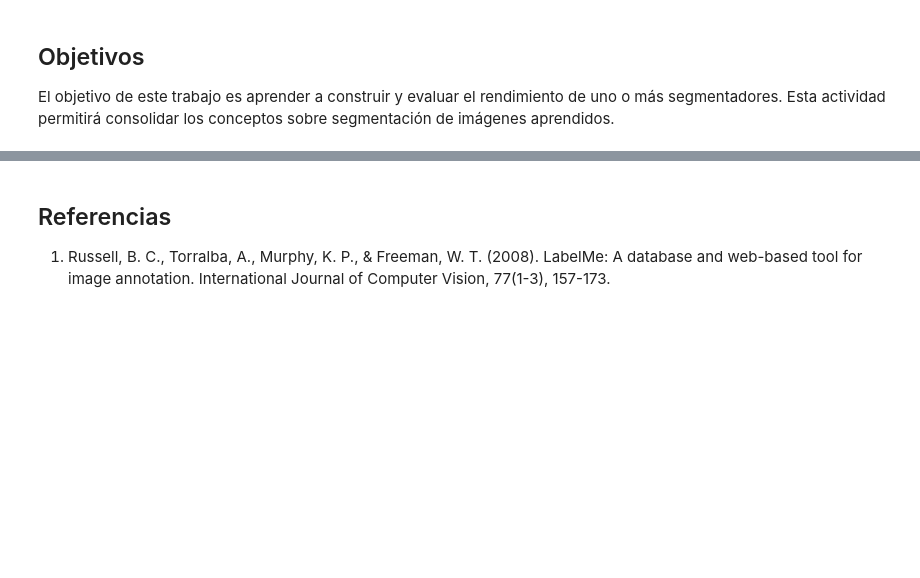
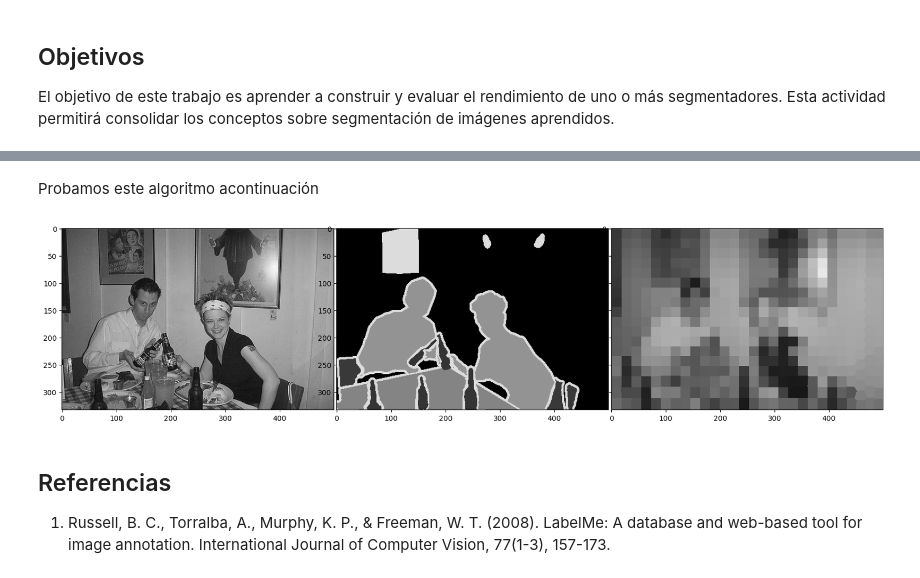
Before and after one commit to mlopezh1108/segmentacion, a Jupyter notebook: Segmentadores.ipynb, the cells around one changed output, grey strips where cells are left out. Cells and saved outputs as stored; diff of their text form; code cells hidden in the pictures; blank space fills up the shorter version.

Commit message:
Se sube versión SLIC

```diff
--- a/Segmentadores.ipynb
+++ b/Segmentadores.ipynb
@@ -26,3 +43,20 @@ El objetivo de este trabajo es aprender a construir y evaluar el rendimiento de
+# %% [markdown]
+Probamos este algoritmo acontinuación
+# %%
+img = cv.imread('2011_001571.jpg',cv.IMREAD_GRAYSCALE)
+img2 = cv.imread('2011_001571.png',cv.IMREAD_GRAYSCALE)
+# %%
+segments = slic(img, n_segments=500, compactness=1000,channel_axis=None,max_num_iter=100,sigma=1)
+image_seg = label2rgb(segments, img, kind = 'avg')
+# %%
+fig, ax = plt.subplots(1,3,figsize=(20,20))
+plt.subplots_adjust(left=1,bottom=1,right=1.8,top=1.25, wspace=0.01, hspace=0.01)
+ax[0].imshow(cv.cvtColor(img,cv.COLOR_BGR2RGB))
+ax[1].imshow(cv.cvtColor(img2,cv.COLOR_BGR2RGB))
+ax[2].imshow(cv.cvtColor(image_seg,cv.COLOR_BGR2RGB))
+plt.show()
+# %% [output]
+[figure, added]
 # %% [markdown]
 ## Referencias
 1. Russell, B. C., Torralba, A., Murphy, K. P., & Freeman, W. T. (2008). LabelMe: A database and web-based tool for image annotation. International Journal of Computer Vision, 77(1-3), 157-173.
```
Also changed, not shown: parts of 4 cells of this notebook.
